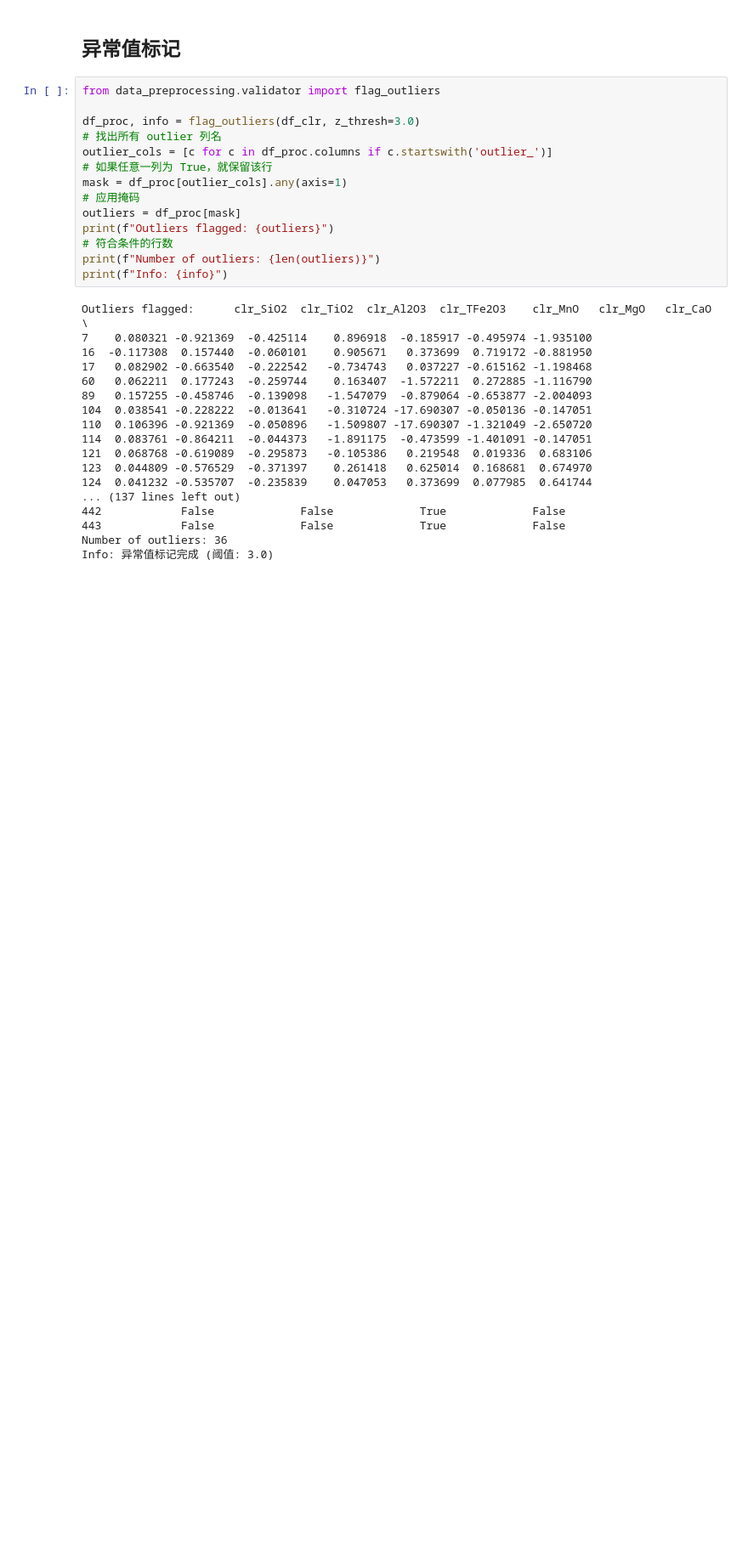
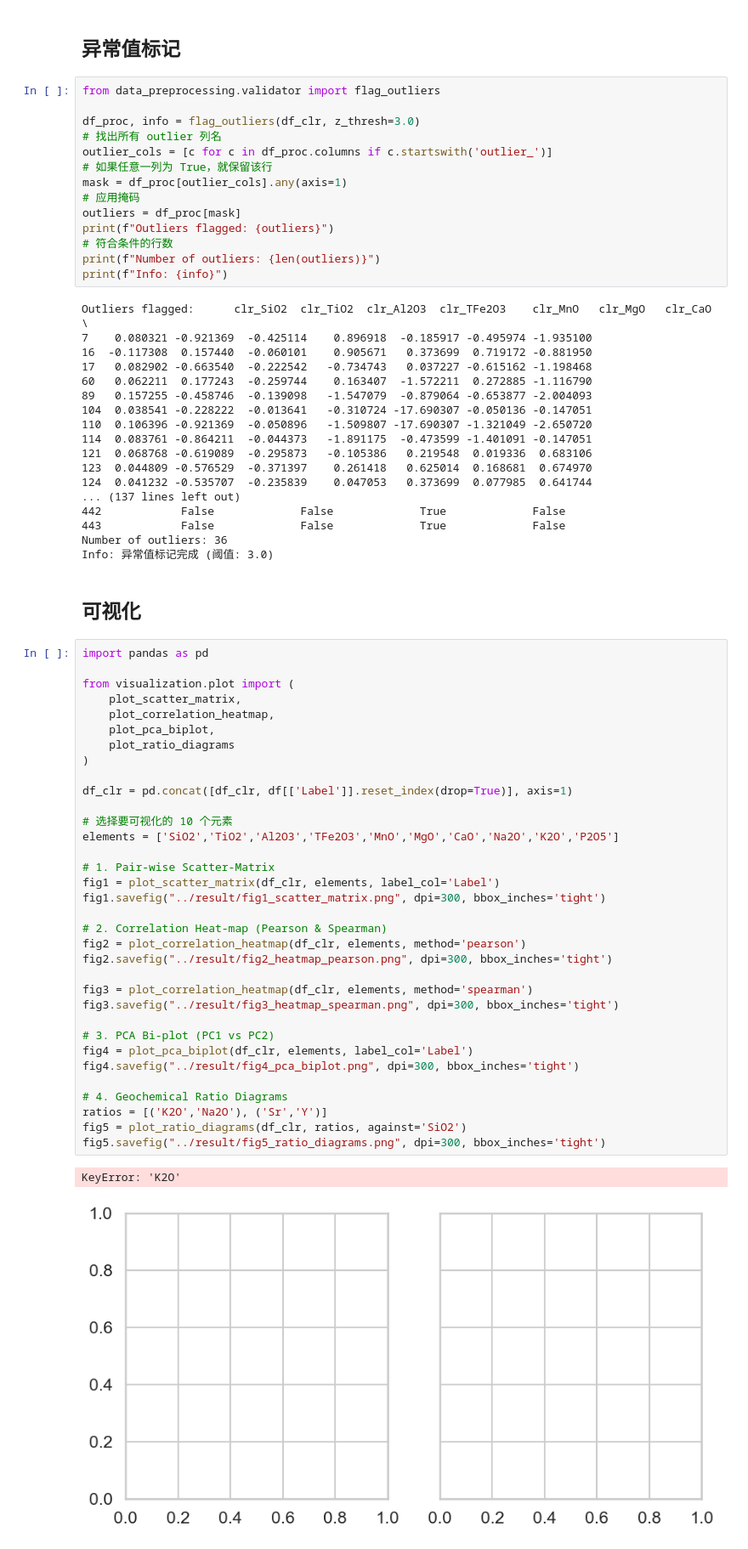
Before and after one commit to hx101700/data-science-project, a Jupyter notebook: code/process.ipynb, the cells around one changed output. Shown: that part at 85% size. Cells and saved outputs as stored; diff of their text form; blank space fills up the shorter version.

```diff
--- a/code/process.ipynb
+++ b/code/process.ipynb
@@ -123,3 +187,42 @@ Outliers flagged:      clr_SiO2  clr_TiO2  clr_Al2O3  clr_TFe2O3    clr_MnO   cl
 443            False             False             True             False
 Number of outliers: 36
 Info: 异常值标记完成 (阈值: 3.0)
+# %% [markdown]
+## 可视化
+# %%
+import pandas as pd
+
+from visualization.plot import (
+    plot_scatter_matrix,
+    plot_correlation_heatmap,
+    plot_pca_biplot,
+    plot_ratio_diagrams
+)
+
+df_clr = pd.concat([df_clr, df[['Label']].reset_index(drop=True)], axis=1)
+
+# 选择要可视化的 10 个元素
+elements = ['SiO2','TiO2','Al2O3','TFe2O3','MnO','MgO','CaO','Na2O','K2O','P2O5']
+
+# 1. Pair-wise Scatter-Matrix
+fig1 = plot_scatter_matrix(df_clr, elements, label_col='Label')
+fig1.savefig("../result/fig1_scatter_matrix.png", dpi=300, bbox_inches='tight')
+
+# 2. Correlation Heat-map (Pearson & Spearman)
+fig2 = plot_correlation_heatmap(df_clr, elements, method='pearson')
+fig2.savefig("../result/fig2_heatmap_pearson.png", dpi=300, bbox_inches='tight')
+
+fig3 = plot_correlation_heatmap(df_clr, elements, method='spearman')
+fig3.savefig("../result/fig3_heatmap_spearman.png", dpi=300, bbox_inches='tight')
+
+# 3. PCA Bi-plot (PC1 vs PC2)
+fig4 = plot_pca_biplot(df_clr, elements, label_col='Label')
+fig4.savefig("../result/fig4_pca_biplot.png", dpi=300, bbox_inches='tight')
+
+# 4. Geochemical Ratio Diagrams
+ratios = [('K2O','Na2O'), ('Sr','Y')]
+fig5 = plot_ratio_diagrams(df_clr, ratios, against='SiO2')
+fig5.savefig("../result/fig5_ratio_diagrams.png", dpi=300, bbox_inches='tight')
+# %% [output]
+KeyError: 'K2O'
+[figure, added]
```
Also changed, not shown: parts of 5 cells of this notebook, 6 other files.
